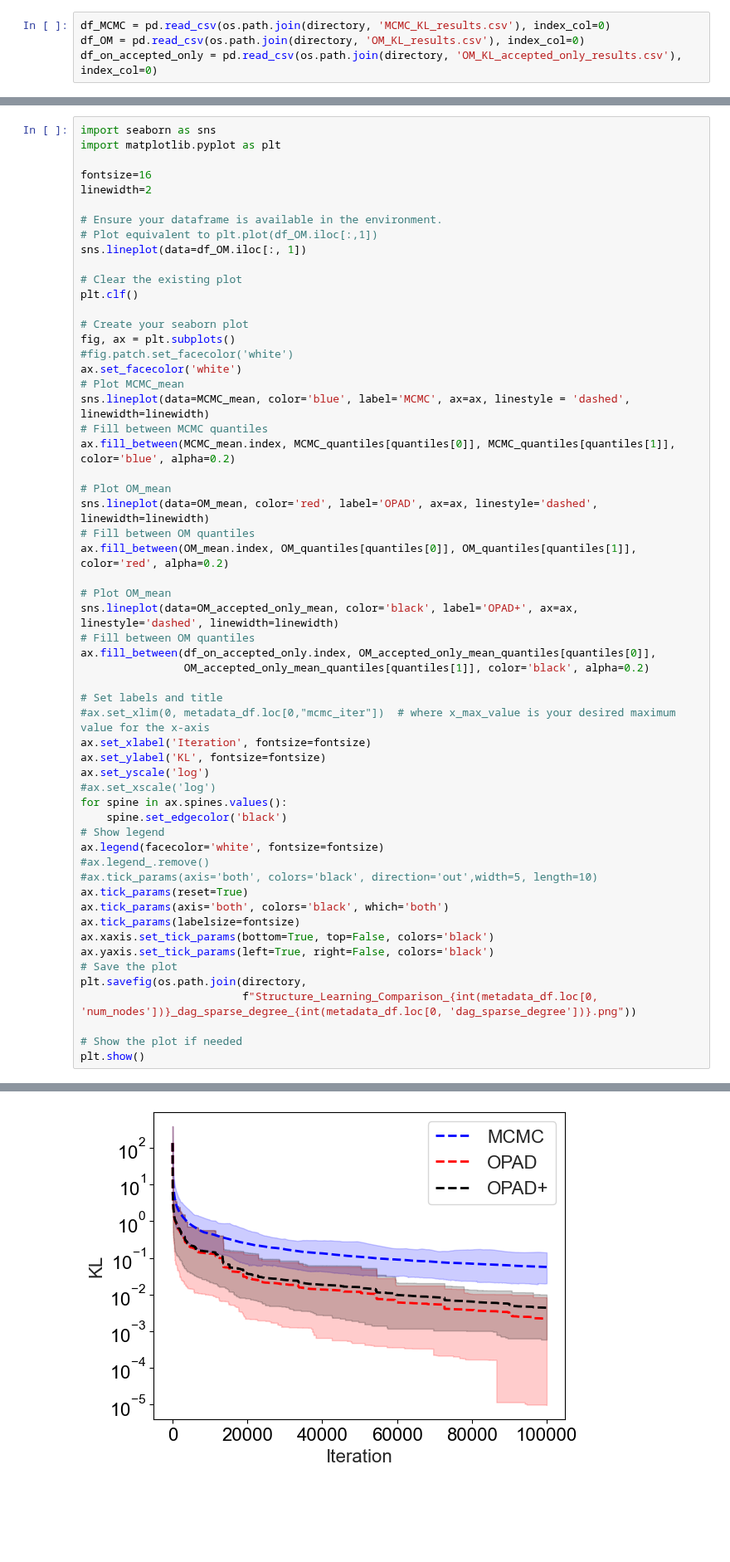
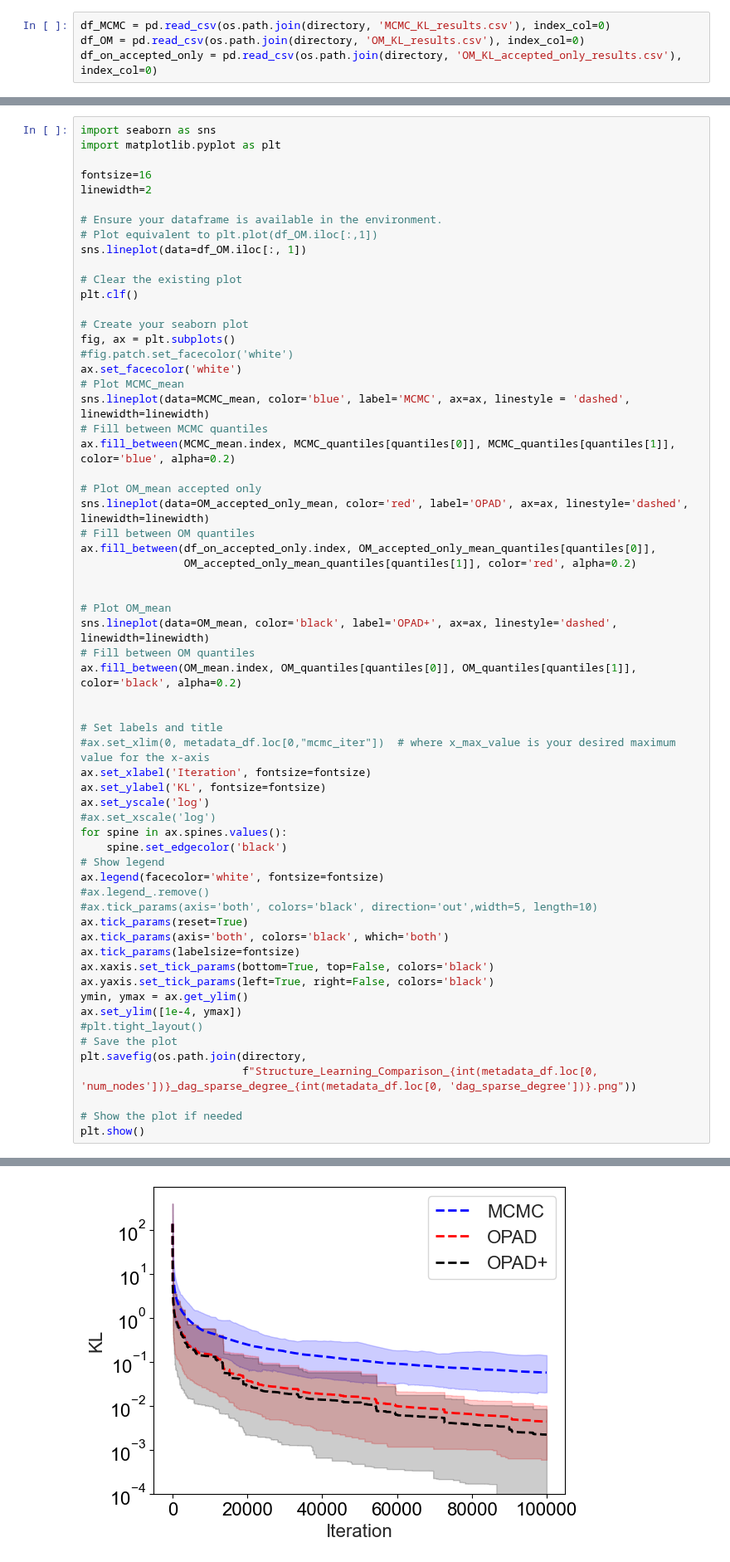
Before and after one commit to human-technology-institute/structure_learning, a Jupyter notebook: examples/om_results/OM_strucutre_learning_plots.ipynb, the cells around one changed output, grey strips where cells are left out. Shown at 83% size. Saved outputs shown, nothing was run; the diff lists cells and outputs as text; blank space fills up the shorter version.

Commit message:
structure learning plots - formatting for paper

```diff
--- a/examples/om_results/OM_strucutre_learning_plots.ipynb
+++ b/examples/om_results/OM_strucutre_learning_plots.ipynb
@@ -76,43 +83,48 @@ sns.lineplot(data=MCMC_mean, color='blue', label='MCMC', ax=ax, linestyle = 'das
 # Fill between MCMC quantiles
 ax.fill_between(MCMC_mean.index, MCMC_quantiles[quantiles[0]], MCMC_quantiles[quantiles[1]], color='blue', alpha=0.2)
 
-# Plot OM_mean
-sns.lineplot(data=OM_mean, color='red', label='OPAD', ax=ax, linestyle='dashed', linewidth=linewidth)
+# Plot OM_mean accepted only
+sns.lineplot(data=OM_accepted_only_mean, color='red', label='OPAD', ax=ax, linestyle='dashed', linewidth=linewidth)
 # Fill between OM quantiles
-ax.fill_between(OM_mean.index, OM_quantiles[quantiles[0]], OM_quantiles[quantiles[1]], color='red', alpha=0.2)
+ax.fill_between(df_on_accepted_only.index, OM_accepted_only_mean_quantiles[quantiles[0]],
+                OM_accepted_only_mean_quantiles[quantiles[1]], color='red', alpha=0.2)
+
 
 # Plot OM_mean
-sns.lineplot(data=OM_accepted_only_mean, color='black', label='OPAD+', ax=ax, linestyle='dashed', linewidth=linewidth)
+sns.lineplot(data=OM_mean, color='black', label='OPAD+', ax=ax, linestyle='dashed', linewidth=linewidth)
 # Fill between OM quantiles
-ax.fill_between(df_on_accepted_only.index, OM_accepted_only_mean_quantiles[quantiles[0]],
-                OM_accepted_only_mean_quantiles[quantiles[1]], color='black', alpha=0.2)
+ax.fill_between(OM_mean.index, OM_quantiles[quantiles[0]], OM_quantiles[quantiles[1]], color='black', alpha=0.2)
+
 
 # Set labels and title
 #ax.set_xlim(0, metadata_df.loc[0,"mcmc_iter"])  # where x_max_value is your desired maximum value for the x-axis
 ax.set_xlabel('Iteration', fontsize=fontsize)
 ax.set_ylabel('KL', fontsize=fontsize)
 ax.set_yscale('log')
 #ax.set_xscale('log')
 for spine in ax.spines.values():
     spine.set_edgecolor('black')
 # Show legend
 ax.legend(facecolor='white', fontsize=fontsize)
 #ax.legend_.remove()
 #ax.tick_params(axis='both', colors='black', direction='out',width=5, length=10)
 ax.tick_params(reset=True)
 ax.tick_params(axis='both', colors='black', which='both')
 ax.tick_params(labelsize=fontsize)
 ax.xaxis.set_tick_params(bottom=True, top=False, colors='black')
 ax.yaxis.set_tick_params(left=True, right=False, colors='black')
+ymin, ymax = ax.get_ylim()
+ax.set_ylim([1e-4, ymax])
+#plt.tight_layout()
 # Save the plot
 plt.savefig(os.path.join(directory,
                          f"Structure_Learning_Comparison_{int(metadata_df.loc[0, 'num_nodes'])}_dag_sparse_degree_{int(metadata_df.loc[0, 'dag_sparse_degree'])}.png"))
 
 # Show the plot if needed
 plt.show()
 # %% [output]
 <Figure size 640x480 with 0 Axes>
-[figure, old version]
+[figure, new version]
 # %%
 handles, labels = ax.get_legend_handles_labels()
 
```
Also changed, not shown: parts of 2 cells of this notebook.
